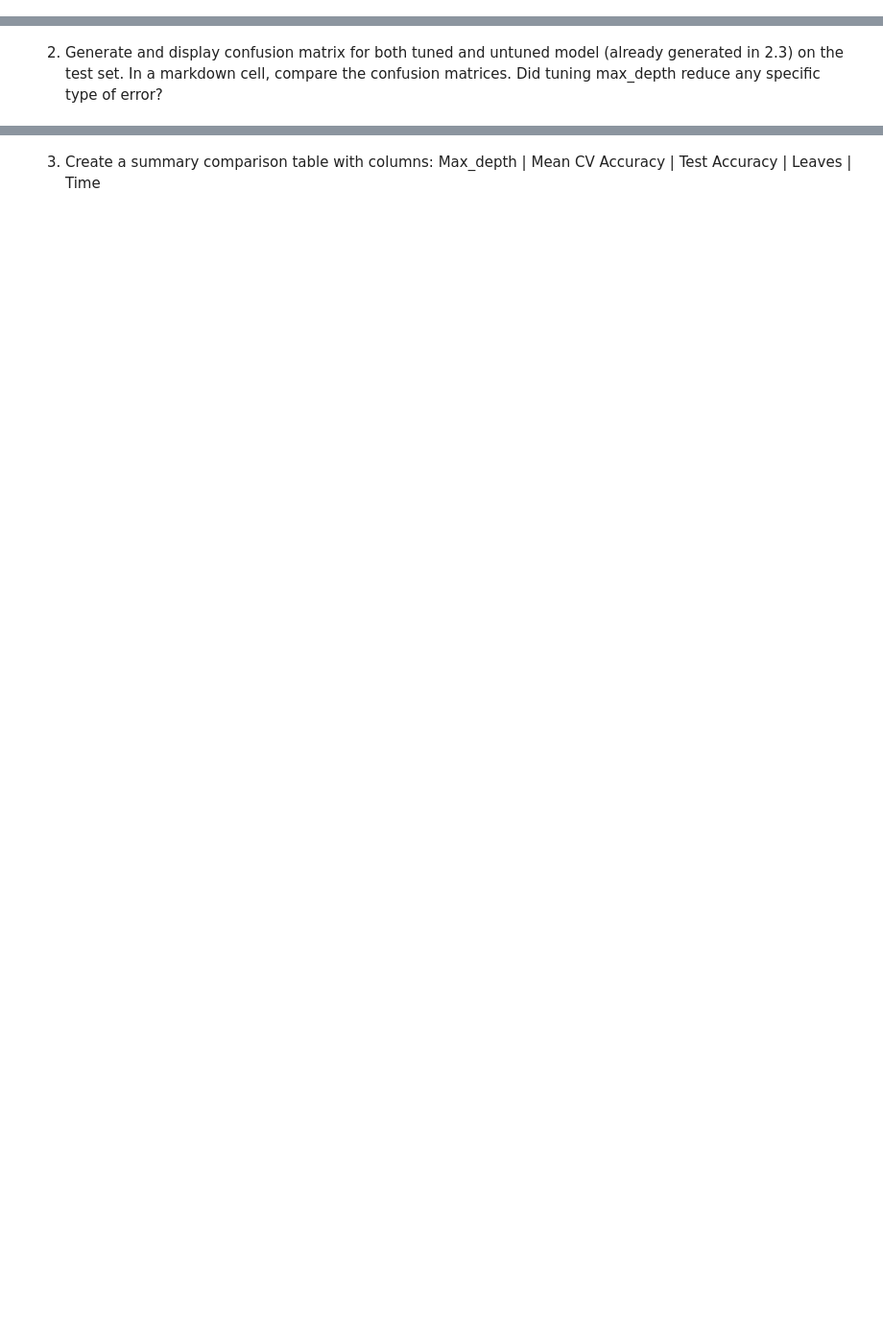
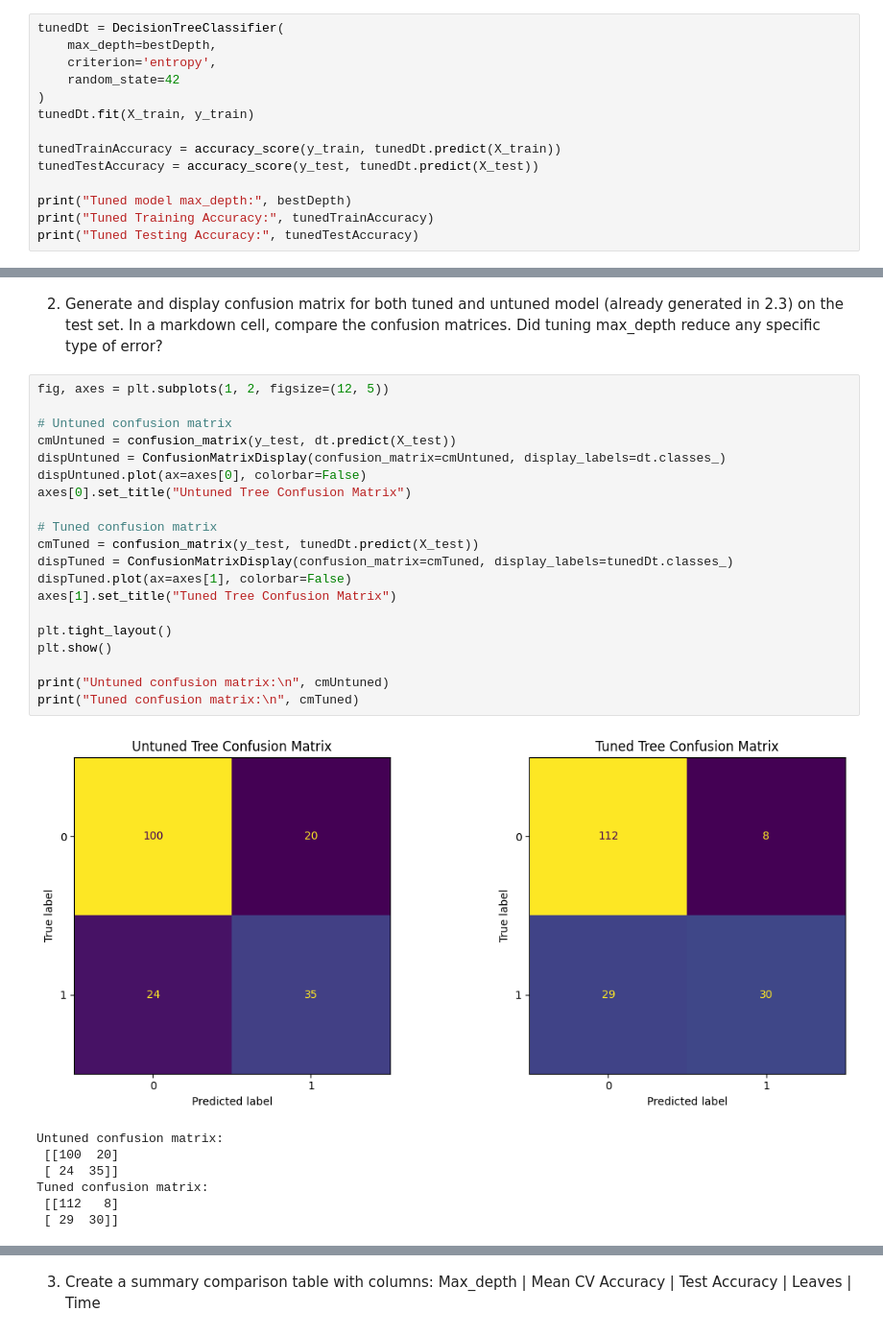
Before and after one commit to clee80/CS372_DT_Group2, a Jupyter notebook: DT_template.ipynb, the cells around one changed output, grey strips where cells are left out. Shown at 96% size. Saved outputs shown, nothing was run; the diff lists cells and outputs as text; blank space fills up the shorter version.

```diff
--- a/DT_template.ipynb
+++ b/DT_template.ipynb
@@ -495,3 +572,17 @@ and why? Consider both the mean and the standard deviation.
 # %% [markdown]
 1. Now that you have selected the best max_depth, retrain the final model on the
 full X_train and evaluate once on X_test. Report training accuracy and testing accuracy.
+# %%
+tunedDt = DecisionTreeClassifier(
+    max_depth=bestDepth,
+    criterion='entropy',
+    random_state=42
+)
+tunedDt.fit(X_train, y_train)
+
+tunedTrainAccuracy = accuracy_score(y_train, tunedDt.predict(X_train))
+tunedTestAccuracy = accuracy_score(y_test, tunedDt.predict(X_test))
+
+print("Tuned model max_depth:", bestDepth)
+print("Tuned Training Accuracy:", tunedTrainAccuracy)
+print("Tuned Testing Accuracy:", tunedTestAccuracy)
@@ -499,3 +594,31 @@ full X_train and evaluate once on X_test. Report training accuracy and testing a
 2) Generate and display confusion matrix for both tuned and untuned model
 (already generated in 2.3) on the test set. In a markdown cell, compare the confusion
 matrices. Did tuning max_depth reduce any specific type of error?
+# %%
+fig, axes = plt.subplots(1, 2, figsize=(12, 5))
+
+# Untuned confusion matrix
+cmUntuned = confusion_matrix(y_test, dt.predict(X_test))
+dispUntuned = ConfusionMatrixDisplay(confusion_matrix=cmUntuned, display_labels=dt.classes_)
+dispUntuned.plot(ax=axes[0], colorbar=False)
+axes[0].set_title("Untuned Tree Confusion Matrix")
+
+# Tuned confusion matrix
+cmTuned = confusion_matrix(y_test, tunedDt.predict(X_test))
+dispTuned = ConfusionMatrixDisplay(confusion_matrix=cmTuned, display_labels=tunedDt.classes_)
+dispTuned.plot(ax=axes[1], colorbar=False)
+axes[1].set_title("Tuned Tree Confusion Matrix")
+
+plt.tight_layout()
+plt.show()
+
+print("Untuned confusion matrix:\n", cmUntuned)
+print("Tuned confusion matrix:\n", cmTuned)
+# %% [output]
+[figure, added]
+Untuned confusion matrix:
+ [[100  20]
+ [ 24  35]]
+Tuned confusion matrix:
+ [[112   8]
+ [ 29  30]]
```
Also changed, not shown: parts of 13 cells of this notebook.
